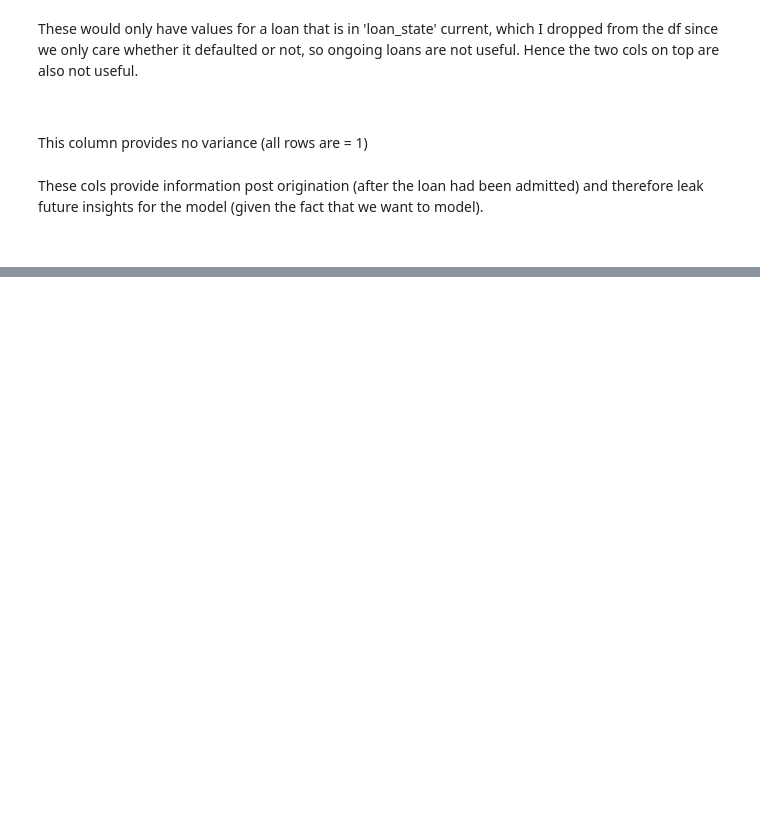
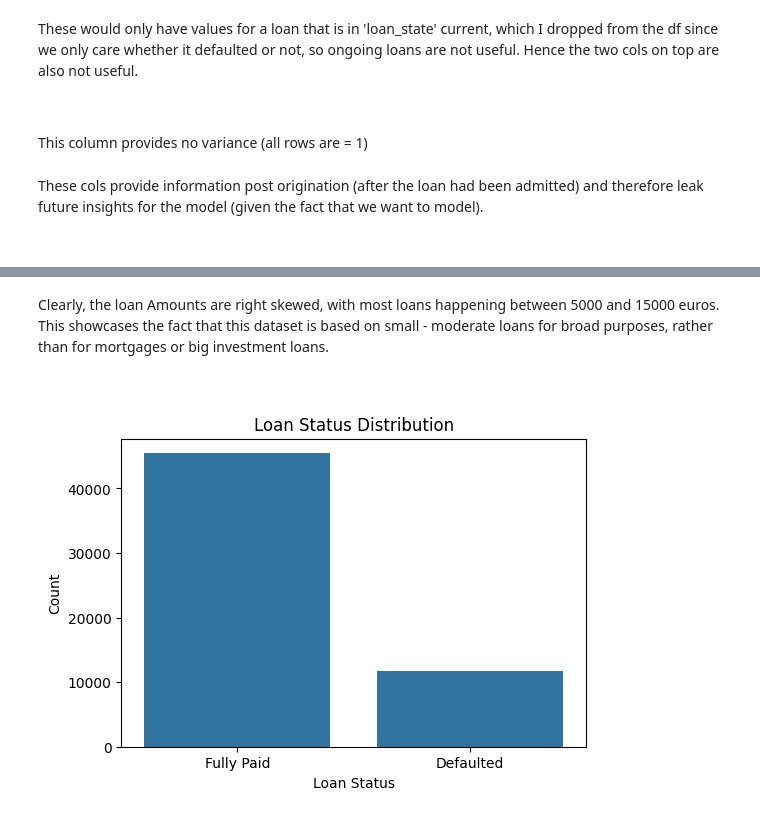
Before and after one commit to jorgetmr/Loan-Default-Prediction, a Jupyter notebook: Loan_Default_predictor.ipynb, the cells around one changed output, grey strips where cells are left out. Saved outputs shown, nothing was run; the diff lists cells and outputs as text; code cells hidden in the pictures; blank space fills up the shorter version.

```diff
--- a/Loan_Default_predictor.ipynb
+++ b/Loan_Default_predictor.ipynb
@@ -531,0 +552,19 @@ for c in ['open_acc', 'total_acc', 'tot_coll_amt', 'tot_cur_bal', 'open_act_il',
+# %% [markdown]
+Clearly, the loan Amounts are right skewed, with most loans happening between 5000 and 15000 euros. This showcases the fact that this dataset is based on small - moderate loans for broad purposes, rather than for mortgages or big investment loans.
+
+<br>
+# %%
+import seaborn as sns
+import matplotlib.pyplot as plt
+
+plt.figure(figsize=(6,4))
+ax = sns.countplot(
+    x=df['loan_status'].replace({0: 'Fully Paid', 1: 'Defaulted'}),
+    order=['Fully Paid', 'Defaulted']
+)
+ax.set_title("Loan Status Distribution")
+ax.set_xlabel("Loan Status")
+ax.set_ylabel("Count")
+plt.show()
+# %% [output]
+[figure, added]
```
Also changed, not shown: parts of 47 cells of this notebook.
